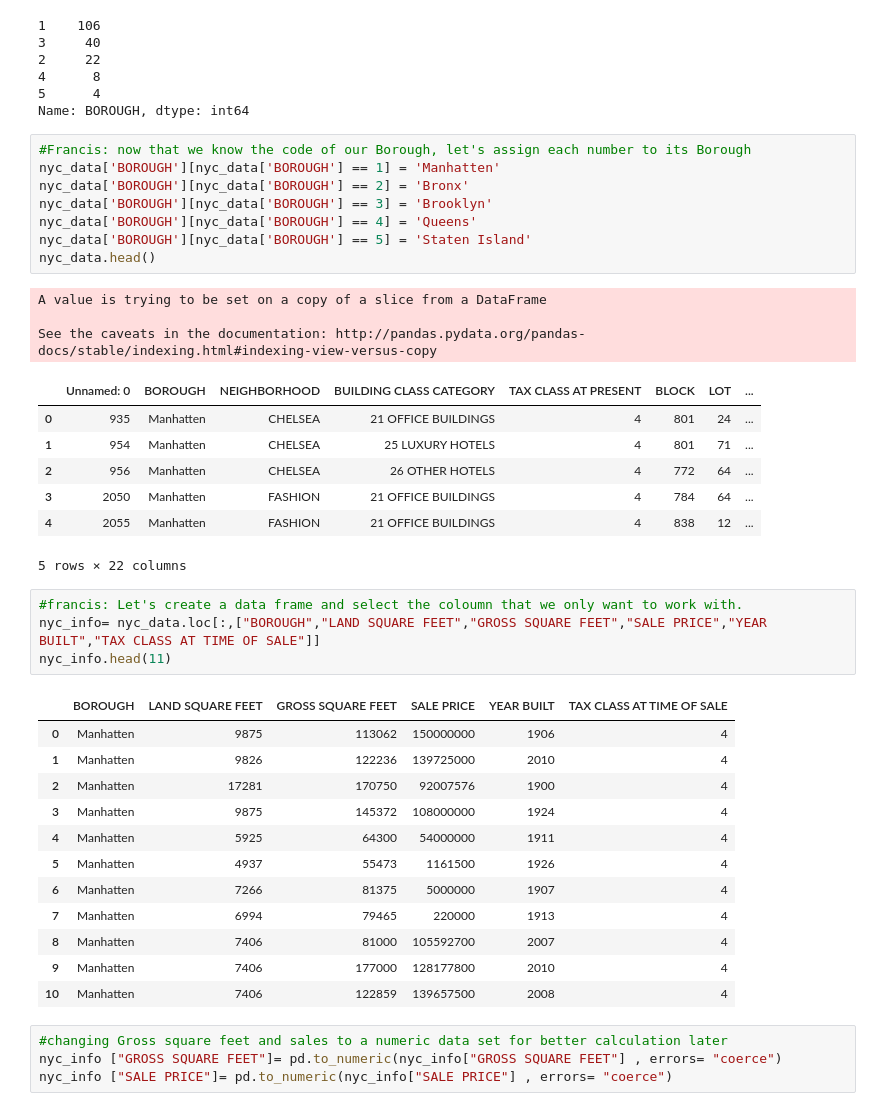
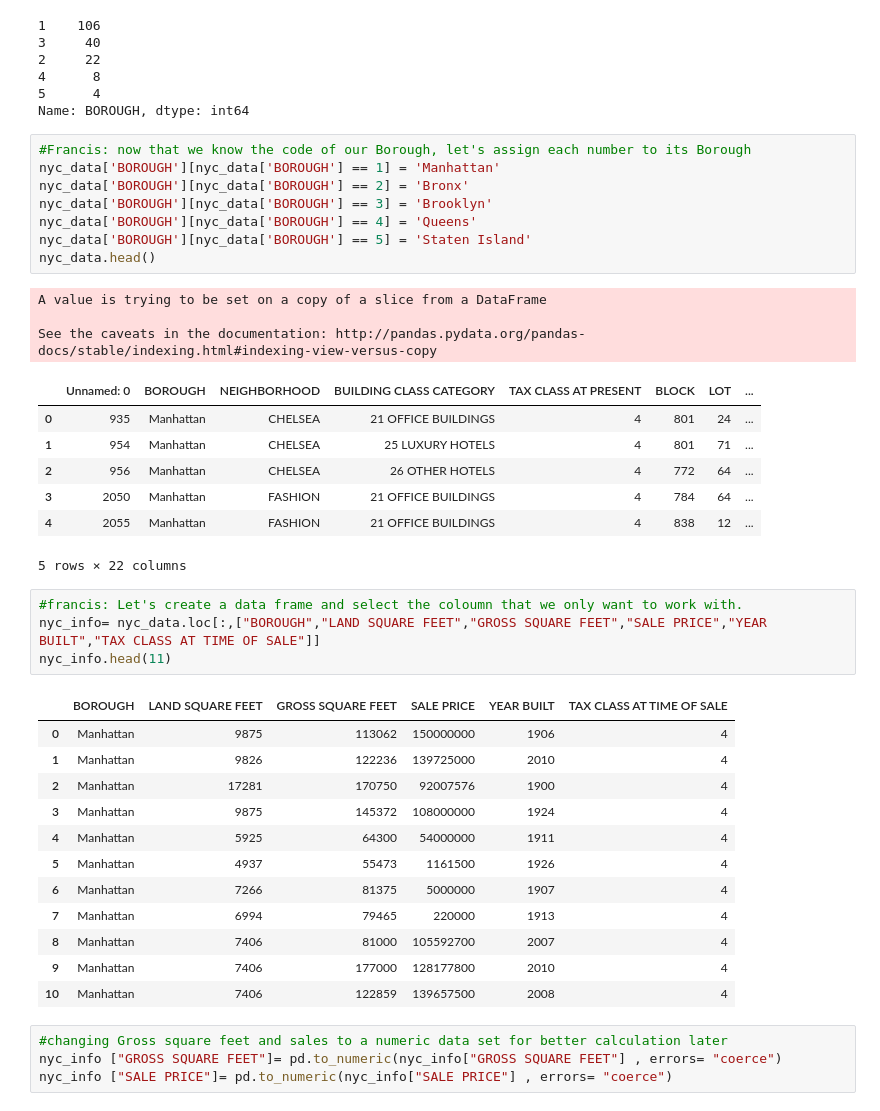
Before and after one commit to CyEdmonds/Project-1, a Jupyter notebook: nyc_roughdraft.ipynb, the cells around one changed output. Drawn from its saved outputs; the diff is of its cells as text.

```diff
--- a/nyc_roughdraft.ipynb
+++ b/nyc_roughdraft.ipynb
@@ -31,22 +31,22 @@ nyc_data["BOROUGH"].value_counts()
 Name: BOROUGH, dtype: int64
 # %%
 #Francis: now that we know the code of our Borough, let's assign each number to its Borough
-nyc_data['BOROUGH'][nyc_data['BOROUGH'] == 1] = 'Manhatten'
+nyc_data['BOROUGH'][nyc_data['BOROUGH'] == 1] = 'Manhattan'
 nyc_data['BOROUGH'][nyc_data['BOROUGH'] == 2] = 'Bronx'
 nyc_data['BOROUGH'][nyc_data['BOROUGH'] == 3] = 'Brooklyn'
 nyc_data['BOROUGH'][nyc_data['BOROUGH'] == 4] = 'Queens'
 nyc_data['BOROUGH'][nyc_data['BOROUGH'] == 5] = 'Staten Island'
 nyc_data.head()
 # %% [output]
 A value is trying to be set on a copy of a slice from a DataFrame
 
 See the caveats in the documentation: http://pandas.pydata.org/pandas-docs/stable/indexing.html#indexing-view-versus-copy
 |  | Unnamed: 0 | BOROUGH | NEIGHBORHOOD | BUILDING CLASS CATEGORY | TAX CLASS AT PRESENT | BLOCK | LOT | ... |
-| 0 | 935 | Manhatten | CHELSEA | 21 OFFICE BUILDINGS | 4 | 801 | 24 | ... |
-| 1 | 954 | Manhatten | CHELSEA | 25 LUXURY HOTELS | 4 | 801 | 71 | ... |
-| 2 | 956 | Manhatten | CHELSEA | 26 OTHER HOTELS | 4 | 772 | 64 | ... |
-| 3 | 2050 | Manhatten | FASHION | 21 OFFICE BUILDINGS | 4 | 784 | 64 | ... |
-| 4 | 2055 | Manhatten | FASHION | 21 OFFICE BUILDINGS | 4 | 838 | 12 | ... |
+| 0 | 935 | Manhattan | CHELSEA | 21 OFFICE BUILDINGS | 4 | 801 | 24 | ... |
+| 1 | 954 | Manhattan | CHELSEA | 25 LUXURY HOTELS | 4 | 801 | 71 | ... |
+| 2 | 956 | Manhattan | CHELSEA | 26 OTHER HOTELS | 4 | 772 | 64 | ... |
+| 3 | 2050 | Manhattan | FASHION | 21 OFFICE BUILDINGS | 4 | 784 | 64 | ... |
+| 4 | 2055 | Manhattan | FASHION | 21 OFFICE BUILDINGS | 4 | 838 | 12 | ... |
 5 rows × 22 columns
 # %%
 #francis: Let's create a data frame and select the coloumn that we only want to work with.
@@ -54,17 +54,17 @@ nyc_info= nyc_data.loc[:,["BOROUGH","LAND SQUARE FEET","GROSS SQUARE FEET","SALE
 nyc_info.head(11)
 # %% [output]
 |  | BOROUGH | LAND SQUARE FEET | GROSS SQUARE FEET | SALE PRICE | YEAR BUILT | TAX CLASS AT TIME OF SALE |
-| 0 | Manhatten | 9875 | 113062 | 150000000 | 1906 | 4 |
-| 1 | Manhatten | 9826 | 122236 | 139725000 | 2010 | 4 |
-| 2 | Manhatten | 17281 | 170750 | 92007576 | 1900 | 4 |
-| 3 | Manhatten | 9875 | 145372 | 108000000 | 1924 | 4 |
-| 4 | Manhatten | 5925 | 64300 | 54000000 | 1911 | 4 |
-| 5 | Manhatten | 4937 | 55473 | 1161500 | 1926 | 4 |
-| 6 | Manhatten | 7266 | 81375 | 5000000 | 1907 | 4 |
-| 7 | Manhatten | 6994 | 79465 | 220000 | 1913 | 4 |
-| 8 | Manhatten | 7406 | 81000 | 105592700 | 2007 | 4 |
-| 9 | Manhatten | 7406 | 177000 | 128177800 | 2010 | 4 |
-| 10 | Manhatten | 7406 | 122859 | 139657500 | 2008 | 4 |
+| 0 | Manhattan | 9875 | 113062 | 150000000 | 1906 | 4 |
+| 1 | Manhattan | 9826 | 122236 | 139725000 | 2010 | 4 |
+| 2 | Manhattan | 17281 | 170750 | 92007576 | 1900 | 4 |
+| 3 | Manhattan | 9875 | 145372 | 108000000 | 1924 | 4 |
+| 4 | Manhattan | 5925 | 64300 | 54000000 | 1911 | 4 |
+| 5 | Manhattan | 4937 | 55473 | 1161500 | 1926 | 4 |
+| 6 | Manhattan | 7266 | 81375 | 5000000 | 1907 | 4 |
+| 7 | Manhattan | 6994 | 79465 | 220000 | 1913 | 4 |
+| 8 | Manhattan | 7406 | 81000 | 105592700 | 2007 | 4 |
+| 9 | Manhattan | 7406 | 177000 | 128177800 | 2010 | 4 |
+| 10 | Manhattan | 7406 | 122859 | 139657500 | 2008 | 4 |
 # %%
 #changing Gross square feet and sales to a numeric data set for better calculation later
 nyc_info ["GROSS SQUARE FEET"]= pd.to_numeric(nyc_info["GROSS SQUARE FEET"] , errors= "coerce")
```
Also changed, not shown: parts of 6 cells of this notebook, 1 other file.
